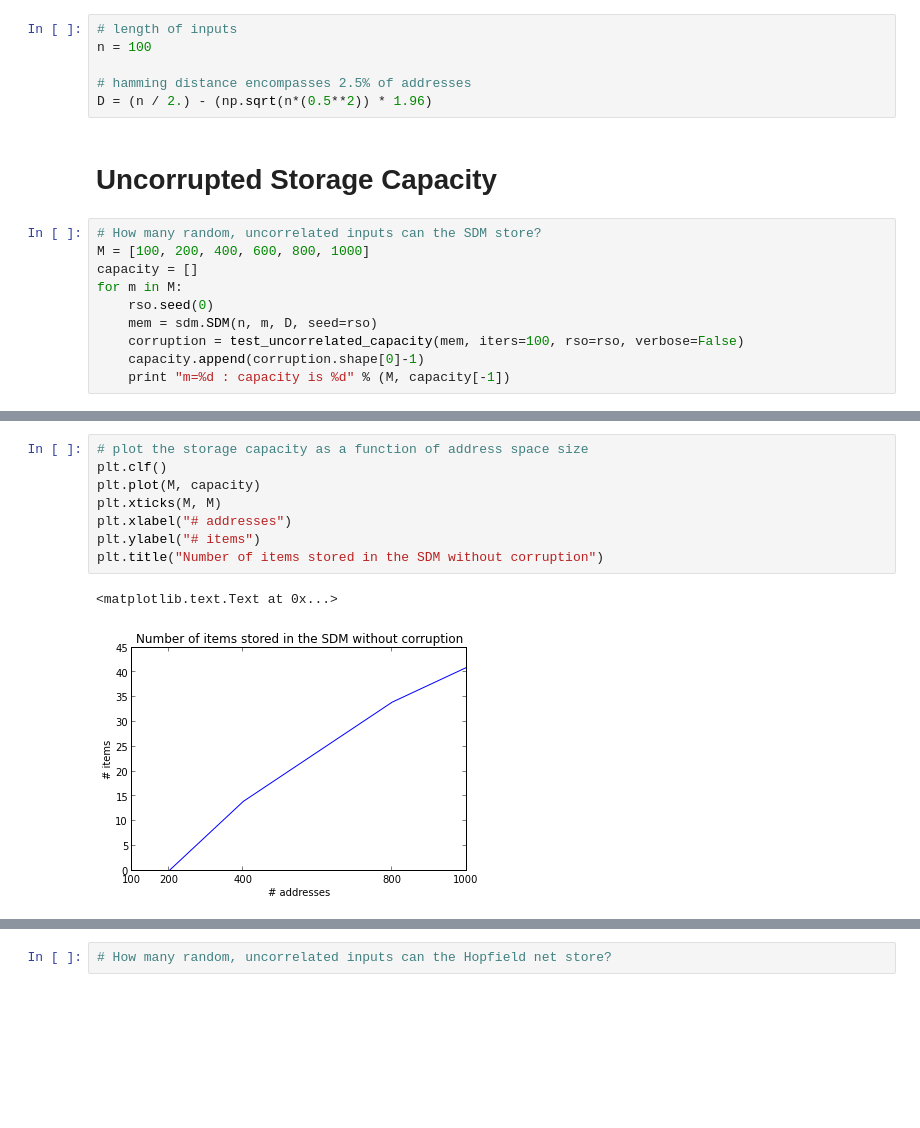
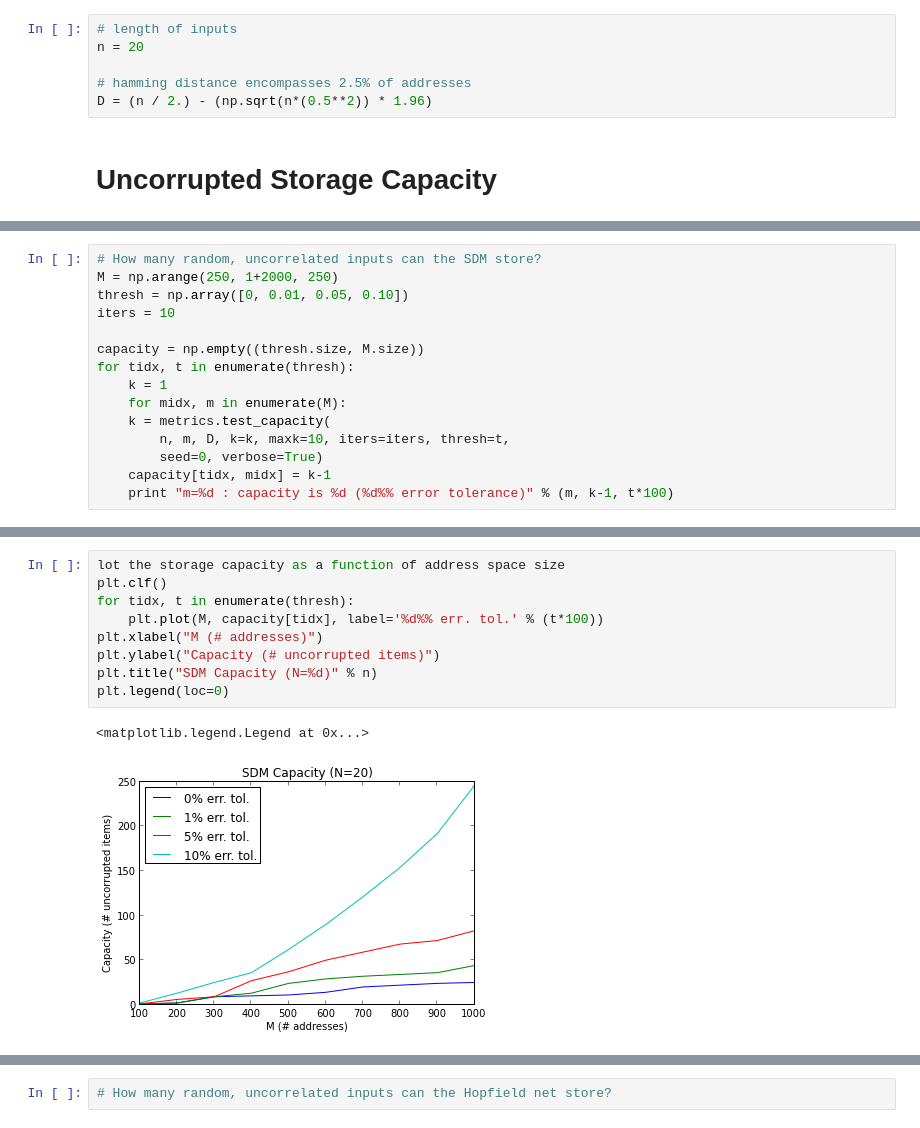
Before and after one commit to berkeley-cocosci/bayes-sdm, a Jupyter notebook: comparisons.ipynb, the cells around one changed output, grey strips where cells are left out. Saved outputs shown, nothing was run; the diff lists cells and outputs as text; blank space fills up the shorter version.

```diff
--- a/comparisons.ipynb
+++ b/comparisons.ipynb
@@ -38,19 +37,9 @@ rso = np.random.RandomState(0)
 #   n : length of inputs
 # %%
 # length of inputs
-n = 100
+n = 20
 
 # hamming distance encompasses 2.5% of addresses
 D = (n / 2.) - (np.sqrt(n*(0.5**2)) * 1.96)
 # %% [markdown]
 # Uncorrupted Storage Capacity
-# %%
-# How many random, uncorrelated inputs can the SDM store?
-M = [100, 200, 400, 600, 800, 1000]
-capacity = []
-for m in M:
-    rso.seed(0)
-    mem = sdm.SDM(n, m, D, seed=rso)
-    corruption = test_uncorrelated_capacity(mem, iters=100, rso=rso, verbose=False)
-    capacity.append(corruption.shape[0]-1)
-    print "m=%d : capacity is %d" % (M, capacity[-1])
@@ -74,0 +46,15 @@ for m in M:
+# %%
+# How many random, uncorrelated inputs can the SDM store?
+M = np.arange(250, 1+2000, 250)
+thresh = np.array([0, 0.01, 0.05, 0.10])
+iters = 10
+
+capacity = np.empty((thresh.size, M.size))
+for tidx, t in enumerate(thresh):
+    k = 1
+    for midx, m in enumerate(M):
+	k = metrics.test_capacity(
+	    n, m, D, k=k, maxk=10, iters=iters, thresh=t,
+	    seed=0, verbose=True)
+	capacity[tidx, midx] = k-1
+	print "m=%d : capacity is %d (%d%% error tolerance)" % (m, k-1, t*100)
@@ -75,11 +97,12 @@ for m in M:
 # %%
-# plot the storage capacity as a function of address space size
+lot the storage capacity as a function of address space size
 plt.clf()
-plt.plot(M, capacity)
-plt.xticks(M, M)
-plt.xlabel("# addresses")
-plt.ylabel("# items")
-plt.title("Number of items stored in the SDM without corruption")
+for tidx, t in enumerate(thresh):
+    plt.plot(M, capacity[tidx], label='%d%% err. tol.' % (t*100))
+plt.xlabel("M (# addresses)")
+plt.ylabel("Capacity (# uncorrupted items)")
+plt.title("SDM Capacity (N=%d)" % n)
+plt.legend(loc=0)
 # %% [output]
-<matplotlib.text.Text at 0x...>
+<matplotlib.legend.Legend at 0x...>
-[figure, old version]
+[figure, new version]
```
Also changed, not shown: parts of 5 cells of this notebook, 3 other files.
